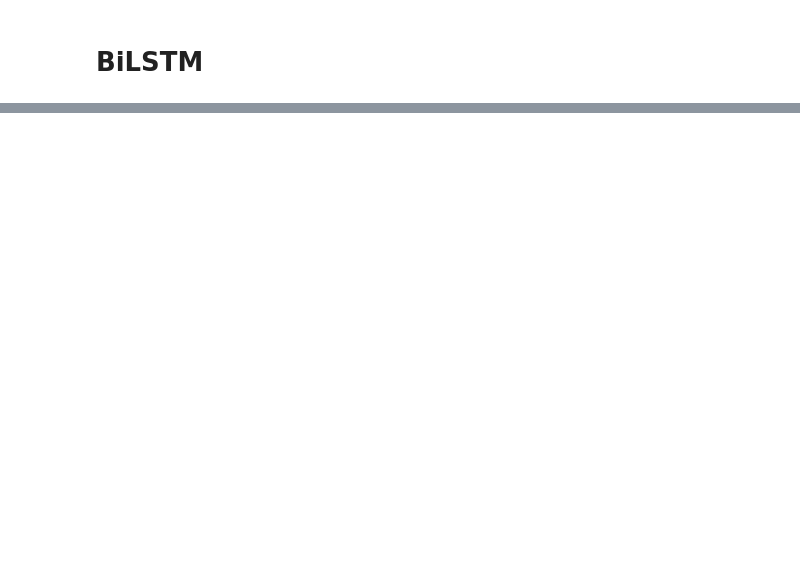
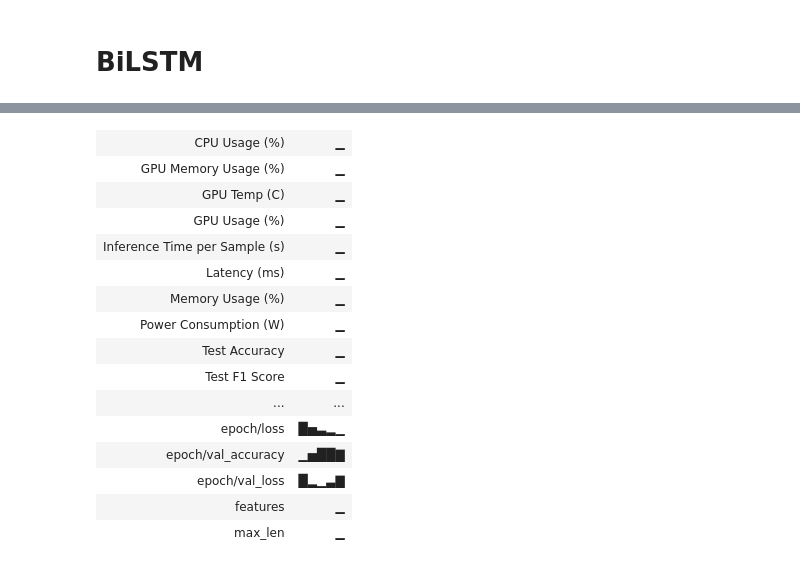
Before and after one commit to Siddhi-M-Pandit/Sentiment_Analysis_ML_DL_LLM, a Jupyter notebook: notebooks/dl_models.ipynb, the cells around one changed output, grey strips where cells are left out. Drawn from its saved outputs; the diff is of its cells as text; code cells hidden in the pictures; blank space fills up the shorter version.

```diff
--- a/notebooks/dl_models.ipynb
+++ b/notebooks/dl_models.ipynb
@@ -393,0 +601,5 @@ model = Sequential([
+# %%
+# Inference time
+start_infer = time.time()
+test_preds = (bilstm_model.predict(X_test_seq) > 0.5).astype("int32")
+infer_time = (time.time() - start_infer) / len(X_test_seq)  # avg per sample
@@ -393,0 +621,9 @@ model = Sequential([
+# %%
+# Systems Stats
+
+cpu_usage = psutil.cpu_percent(interval=1)
+mem_usage = psutil.virtual_memory().percent
+gpu = GPUtil.getGPUs()[0]
+power = subprocess.check_output([
+    "nvidia-smi", "--query-gpu=power.draw", "--format=csv,noheader,nounits"
+]).decode("utf-8").strip()
@@ -393,0 +663,55 @@ model = Sequential([
+# %%
+# Log results to  result_logger.py & wandb Logs
+
+log_results(
+    model_name="BiLSTM",
+    dataset_name="Social Media",
+    accuracy=acc,
+    precision=prec,
+    recall=rec,
+    f1=f1,
+    tuning_time=total_tuning_time,
+    train_time=train_time,
+    inference_time=infer_time,
+    latency=infer_time * 1000,
+    cpu_usage=cpu_usage,
+    mem_usage=mem_usage,
+    gpu_usage=gpu.load * 100,
+    gpu_mem_usage=gpu.memoryUtil * 100,
+    gpu_temp=gpu.temperature,
+    power=float(power),
+    num_features=MAX_VOCAB_SIZE,
+    hyperparams=f"batch={wbcfg.batch_size}, epochs={wbcfg.epochs}, embedding_dim={wbcfg.embedding_dim}, dropout={wbcfg.dropout}, dense_units={wbcfg.dense_units}, learning_rate={wbcfg.learning_rate}, optimizer={wbcfg.optimizer}, lstm_units={wbcfg.lstm_units}"
+)
+
+wandb.log({
+    "Validation Accuracy": val_acc,
+    "Validation Precision": val_prec,
+    "Validation Recall": val_rec,
+    "Validation F1 Score": val_f1,
+
+    "Test Accuracy": acc,
+    "Test Precision": prec,
+    "Test Recall": rec,
+    "Test F1 Score": f1,
+
+    "Tuning Time (s)": total_tuning_time,
+    "Training Time (s)": train_time,
+    "Inference Time per Sample (s)": infer_time,
+    "Latency (ms)": infer_time * 1000,
+
+    "CPU Usage (%)": cpu_usage,
+    "Memory Usage (%)": mem_usage,
+    "GPU Usage (%)": gpu.load * 100,
+    "GPU Memory Usage (%)": gpu.memoryUtil * 100,
+    "GPU Temp (C)": gpu.temperature,
+    "Power Consumption (W)": float(power),
+
+    "features": 10000,
+    "max_len": 100,
+
+    "Confusion Matrix": wandb.Image("bilstm_confusion_matrix.png")
+})
+
+wandb.finish()
+# %% [output]
@@ -393,0 +721,16 @@ model = Sequential([
+| CPU Usage (%) | ▁ |
+| GPU Memory Usage (%) | ▁ |
+| GPU Temp (C) | ▁ |
+| GPU Usage (%) | ▁ |
+| Inference Time per Sample (s) | ▁ |
+| Latency (ms) | ▁ |
+| Memory Usage (%) | ▁ |
+| Power Consumption (W) | ▁ |
+| Test Accuracy | ▁ |
+| Test F1 Score | ▁ |
+| ... | ... |
+| epoch/loss | █▅▃▂▁ |
+| epoch/val_accuracy | ▁▅██▇ |
+| epoch/val_loss | █▂▁▃▇ |
+| features | ▁ |
+| max_len | ▁ |
```
Also changed, not shown: parts of 26 cells of this notebook, 7 other files.
